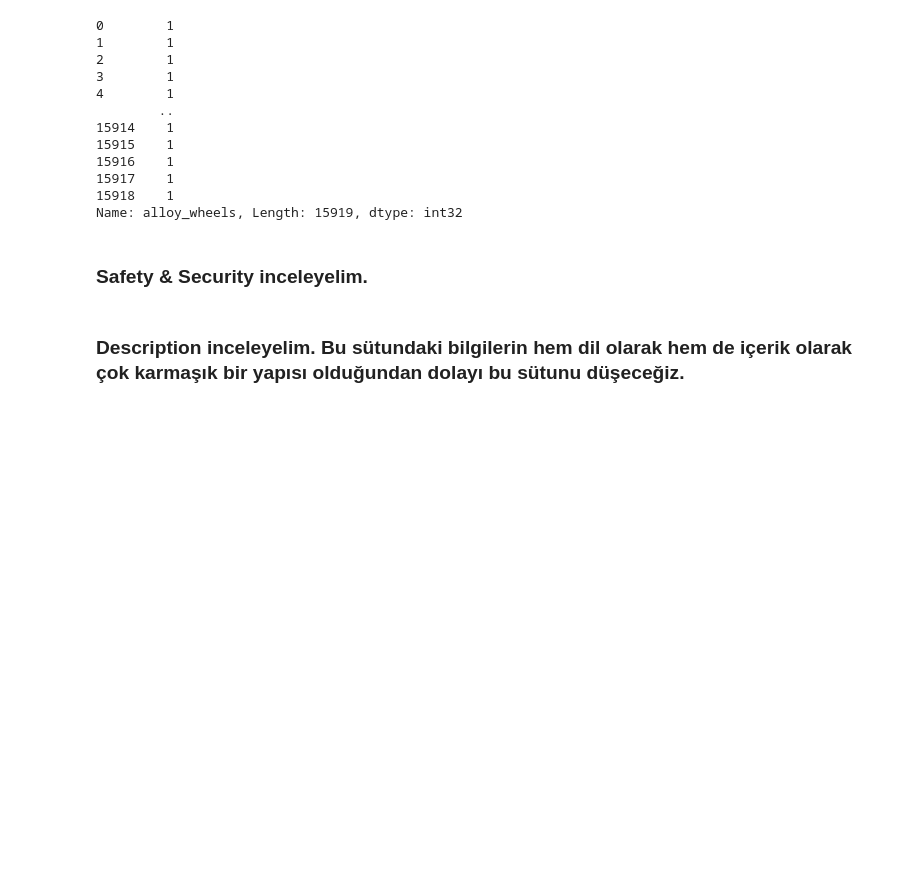
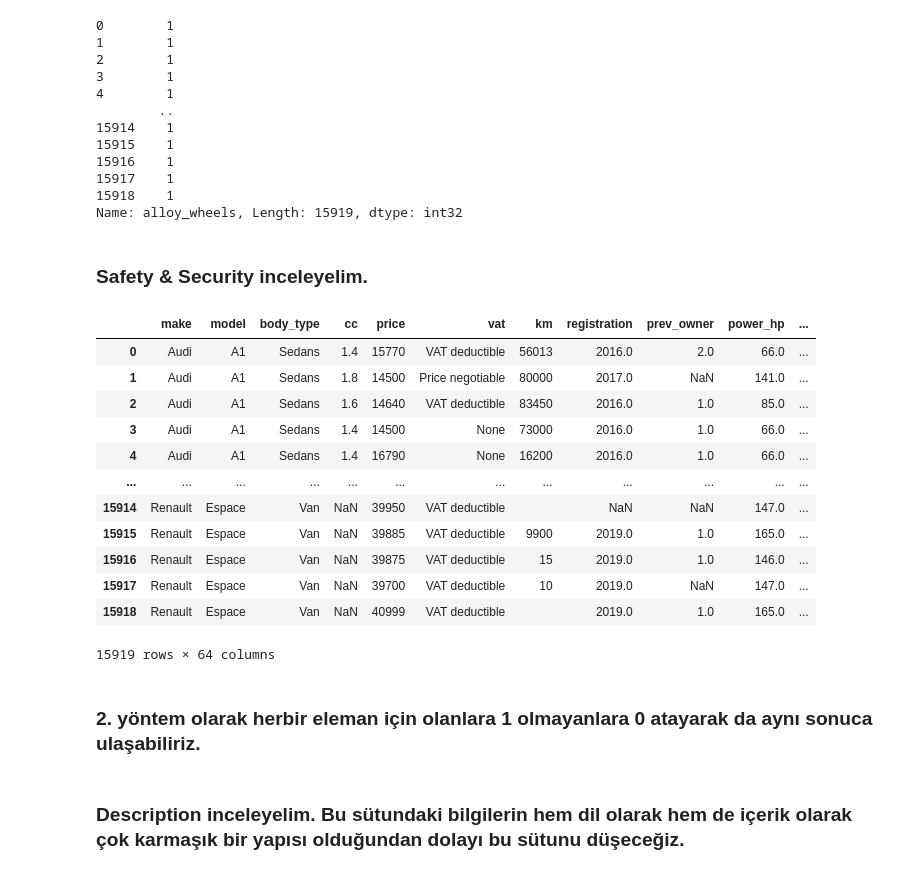
Before and after one commit to StephenKinggg/Data_Science_Course_Repo, a Jupyter notebook: 1. Projects_Assignment/18. DAwPY_Capstone_Project(Auto_Scout)/AutoScout_data_cleaning.ipynb, the cells around one changed output. Saved outputs shown, nothing was run; the diff lists cells and outputs as text; code cells hidden in the pictures; blank space fills up the shorter version.

```diff
--- a/1. Projects_Assignment/18. DAwPY_Capstone_Project(Auto_Scout)/AutoScout_data_cleaning.ipynb
+++ b/1. Projects_Assignment/18. DAwPY_Capstone_Project(Auto_Scout)/AutoScout_data_cleaning.ipynb
@@ -1432,4 +1520,4 @@ data["parking_assist_system_sensors_front"]
 # %%
 df['\nEntertainment & Media\n'] = [",".join(item) if type(item)==list else item for item in df['\nEntertainment & Media\n']]
 
-temp = df['\nEntertainment & Media\n'].str.extract("(\w.+)").copy()
+data['entertainment'] = df['\nEntertainment & Media\n'].str.extract("(\w.+)").copy()
@@ -1491,4 +1601,4 @@ data["USB"]
 # %%
 df['\nExtras\n'] = [",".join(item) if type(item)==list else item for item in df['\nExtras\n']]
 
-temp = df['\nExtras\n'].str.extract("(\w.+)").copy()
+data['Extras'] = df['\nExtras\n'].str.extract("(\w.+)").copy()
@@ -1554,7 +1686,27 @@ data["shift_paddles"]
 # %%
 df['\nSafety & Security\n'] = [",".join(item) if type(item)==list else item for item in df['\nSafety & Security\n']]
 
-temp = df['\nSafety & Security\n'].str.extract("(\w.+)").copy()
+data['safety_security'] = df['\nSafety & Security\n'].str.extract("(\w.+)").copy()
+# %%
+safety = data['safety_security'].str.get_dummies(sep=",")
+# %%
+data.join(safety)     # bunu en son çalıştıralım.
+# %% [output]
+|  | make | model | body_type | cc | price | vat | km | registration | prev_owner | power_hp | ... |
+| 0 | Audi | A1 | Sedans | 1.4 | 15770 | VAT deductible | 56013 | 2016.0 | 2.0 | 66.0 | ... |
+| 1 | Audi | A1 | Sedans | 1.8 | 14500 | Price negotiable | 80000 | 2017.0 | NaN | 141.0 | ... |
+| 2 | Audi | A1 | Sedans | 1.6 | 14640 | VAT deductible | 83450 | 2016.0 | 1.0 | 85.0 | ... |
+| 3 | Audi | A1 | Sedans | 1.4 | 14500 | None | 73000 | 2016.0 | 1.0 | 66.0 | ... |
+| 4 | Audi | A1 | Sedans | 1.4 | 16790 | None | 16200 | 2016.0 | 1.0 | 66.0 | ... |
+| ... | ... | ... | ... | ... | ... | ... | ... | ... | ... | ... | ... |
+| 15914 | Renault | Espace | Van | NaN | 39950 | VAT deductible |  | NaN | NaN | 147.0 | ... |
+| 15915 | Renault | Espace | Van | NaN | 39885 | VAT deductible | 9900 | 2019.0 | 1.0 | 165.0 | ... |
+| 15916 | Renault | Espace | Van | NaN | 39875 | VAT deductible | 15 | 2019.0 | 1.0 | 146.0 | ... |
+| 15917 | Renault | Espace | Van | NaN | 39700 | VAT deductible | 10 | 2019.0 | NaN | 147.0 | ... |
+| 15918 | Renault | Espace | Van | NaN | 40999 | VAT deductible |  | 2019.0 | 1.0 | 165.0 | ... |
+15919 rows × 64 columns
+# %% [markdown]
+### 2. yöntem olarak herbir eleman için olanlara 1 olmayanlara 0 atayarak da aynı sonuca ulaşabiliriz.
 # %%
 data["ABS"] = np.where(temp[0].str.contains("ABS"), 1, 0)
 
```
Also changed, not shown: parts of 45 cells of this notebook, 4 other files.
